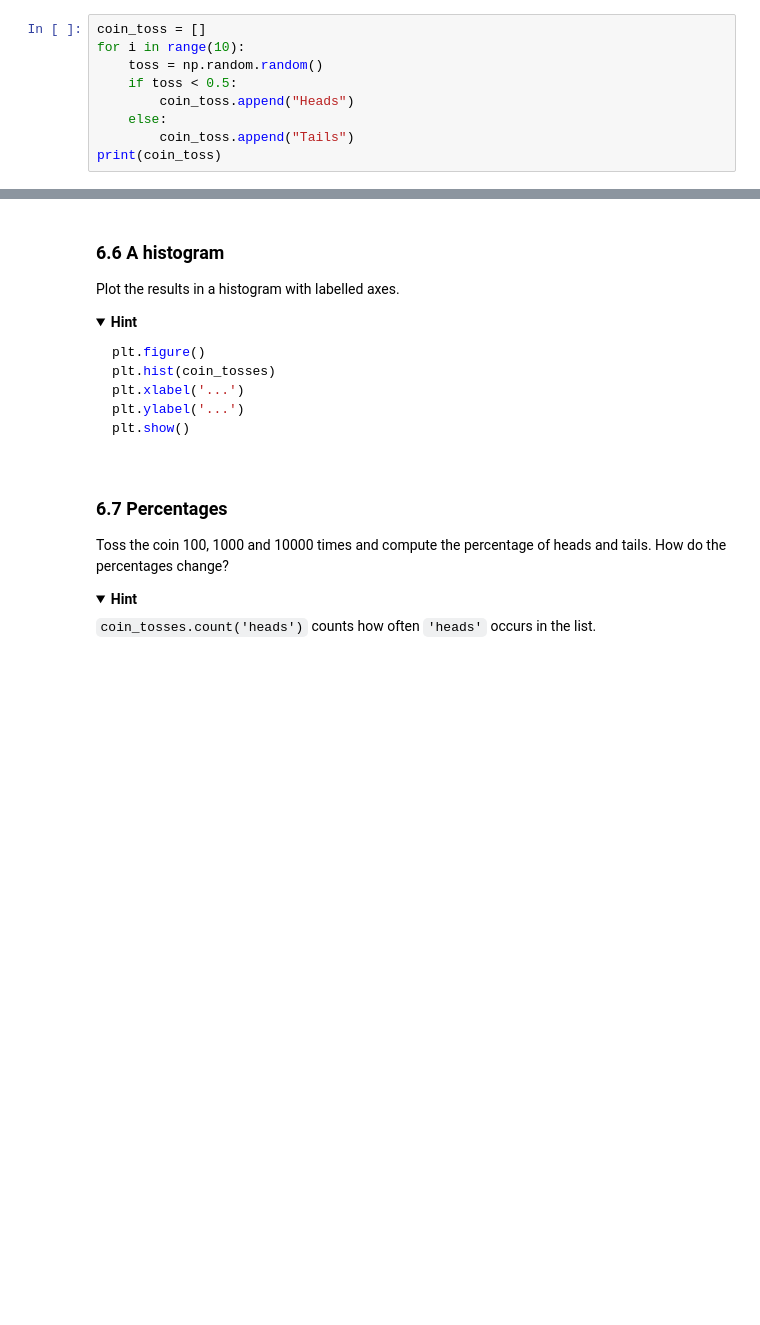
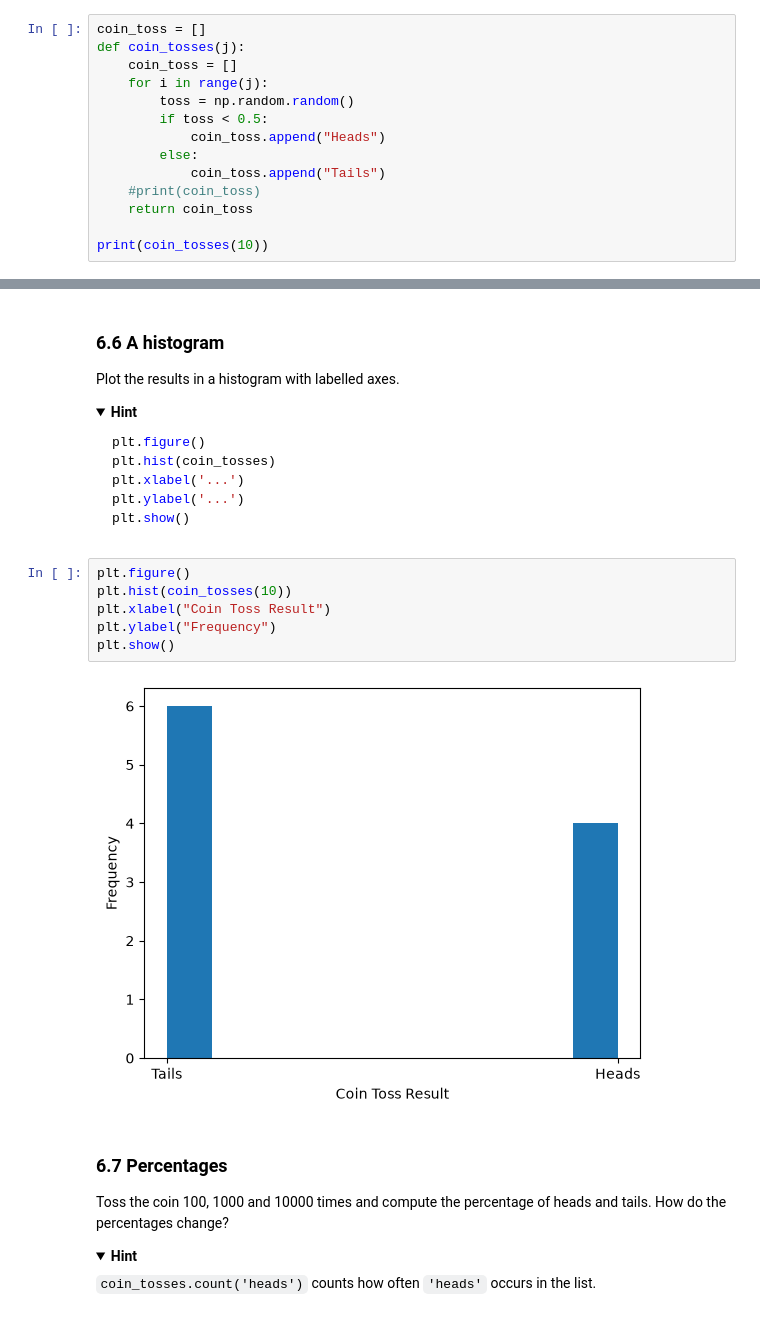
Before and after one commit to MathildevdH/Cognitive_Data_Science, a Jupyter notebook: UvACDS_Python_Exercise_1_introduction.ipynb, the cells around one changed output, grey strips where cells are left out. Drawn from its saved outputs; the diff is of its cells as text; folded sections open; blank space fills up the shorter version.

````diff
--- a/UvACDS_Python_Exercise_1_introduction.ipynb
+++ b/UvACDS_Python_Exercise_1_introduction.ipynb
@@ -433,10 +437,15 @@ print(coin_toss)
 Store `'heads'` and `'tails'` instead. Why does an array of zeros no longer work, and what do you use instead?
 # %%
 coin_toss = []
-for i in range(10):
-    toss = np.random.random()
-    if toss < 0.5:
-        coin_toss.append("Heads")
-    else:
-        coin_toss.append("Tails")
-print(coin_toss)
+def coin_tosses(j):
+    coin_toss = []
+    for i in range(j):
+        toss = np.random.random()
+        if toss < 0.5:
+            coin_toss.append("Heads")
+        else:
+            coin_toss.append("Tails")
+    #print(coin_toss)
+    return coin_toss
+
+print(coin_tosses(10))
@@ -456,6 +467,14 @@ plt.show()
 ```
 
 </details>
+# %%
+plt.figure()
+plt.hist(coin_tosses(10))
+plt.xlabel("Coin Toss Result")
+plt.ylabel("Frequency")
+plt.show()
+# %% [output]
+[figure, added]
 # %% [markdown]
 ### 6.7 Percentages
 Toss the coin 100, 1000 and 10000 times and compute the percentage of heads and tails. How do the percentages change?
````
Also changed, not shown: parts of 19 cells of this notebook.
